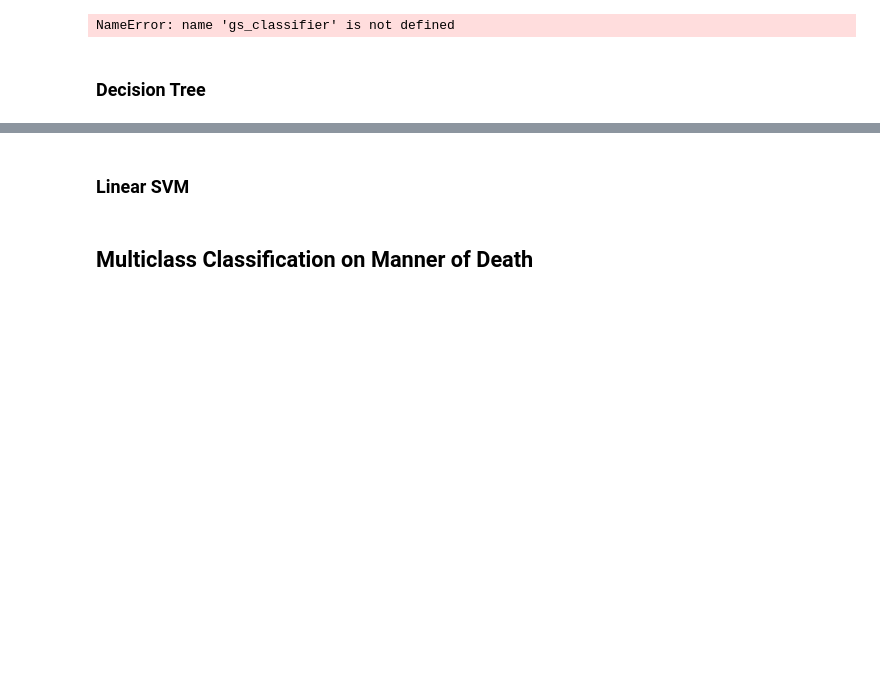
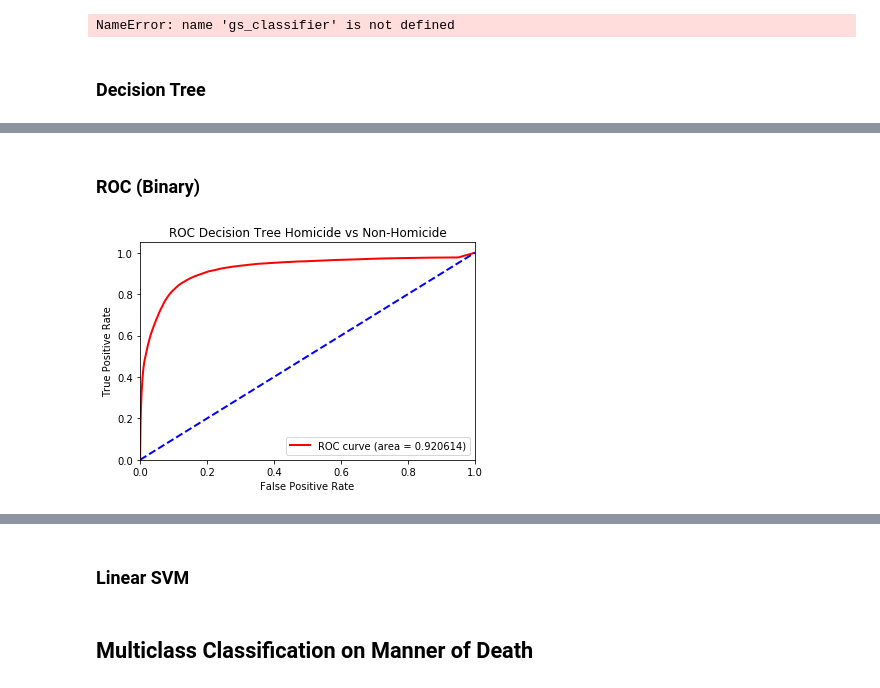
Before and after one commit to alexander-ray/bana-mortality-4502, a Jupyter notebook: DataFrameFormat.ipynb, the cells around one changed output, grey strips where cells are left out. Cells and saved outputs as stored; diff of their text form; code cells hidden in the pictures; blank space fills up the shorter version.

```diff
--- a/DataFrameFormat.ipynb
+++ b/DataFrameFormat.ipynb
@@ -173,0 +238,21 @@ Wall time: 45.6 s
+# %% [markdown]
+### ROC (Binary)
+# %%
+# ROC stuff
+# http://scikit-learn.org/stable/auto_examples/model_selection/plot_roc.html#sphx-glr-auto-examples-model-selection-plot-roc-py
+from sklearn.metrics import roc_curve, auc
+fpr, tpr, _ = roc_curve(Y_test, clf.predict_proba(X_test)[:,1], pos_label=1)
+roc_auc = auc(fpr, tpr)
+
+plt.figure(2)
+plt.plot(fpr, tpr, color='red', lw=2, label='ROC curve (area = %f)' % roc_auc)
+plt.plot([0, 1], [0, 1], lw=2, color='blue', linestyle='--')
+plt.xlim([0.0, 1.0])
+plt.ylim([0.0, 1.05])
+plt.xlabel('False Positive Rate')
+plt.ylabel('True Positive Rate')
+plt.title('ROC Decision Tree Homicide vs Non-Homicide')
+plt.legend(loc="lower right")
+plt.show()
+# %% [output]
+[figure, added]
```
Also changed, not shown: parts of 8 cells of this notebook, 7 other files.
